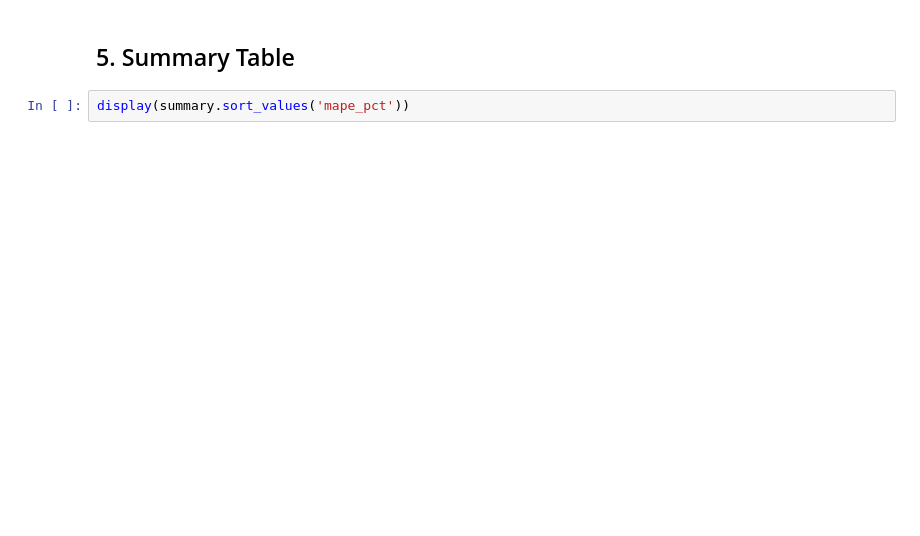
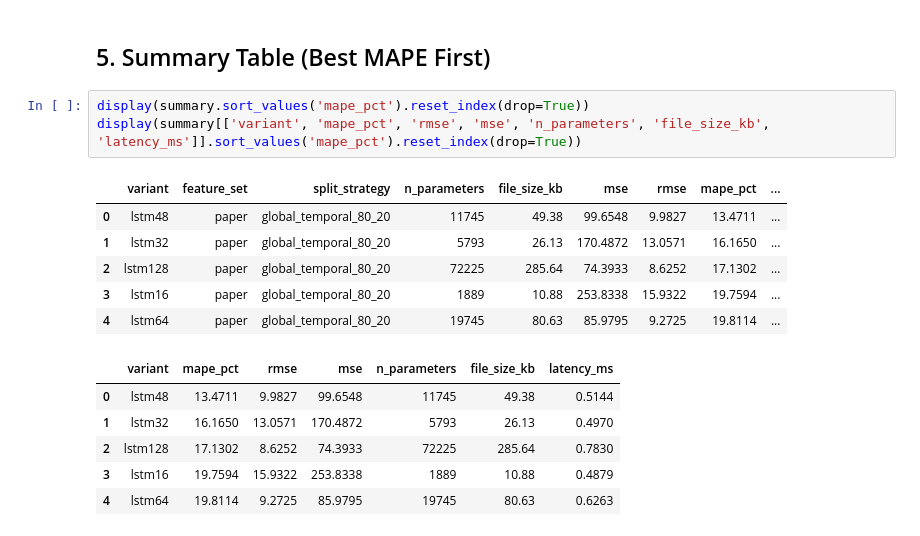
Before and after one commit to dominickyacono/ml-foundations-project, a Jupyter notebook: notebooks/03_lstm_experiments.ipynb, the cells around one changed output. Saved outputs shown, nothing was run; the diff lists cells and outputs as text; blank space fills up the shorter version.

```diff
--- a/notebooks/03_lstm_experiments.ipynb
+++ b/notebooks/03_lstm_experiments.ipynb
@@ -135,4 +248,18 @@ plt.show()
 # %% [markdown]
-## 5. Summary Table
+## 5. Summary Table (Best MAPE First)
-# %%
-display(summary.sort_values('mape_pct'))
+# %%
+display(summary.sort_values('mape_pct').reset_index(drop=True))
+display(summary[['variant', 'mape_pct', 'rmse', 'mse', 'n_parameters', 'file_size_kb', 'latency_ms']].sort_values('mape_pct').reset_index(drop=True))
+# %% [output]
+|  | variant | feature_set | split_strategy | n_parameters | file_size_kb | mse | rmse | mape_pct | ... |
+| 0 | lstm48 | paper | global_temporal_80_20 | 11745 | 49.38 | 99.6548 | 9.9827 | 13.4711 | ... |
+| 1 | lstm32 | paper | global_temporal_80_20 | 5793 | 26.13 | 170.4872 | 13.0571 | 16.1650 | ... |
+| 2 | lstm128 | paper | global_temporal_80_20 | 72225 | 285.64 | 74.3933 | 8.6252 | 17.1302 | ... |
+| 3 | lstm16 | paper | global_temporal_80_20 | 1889 | 10.88 | 253.8338 | 15.9322 | 19.7594 | ... |
+| 4 | lstm64 | paper | global_temporal_80_20 | 19745 | 80.63 | 85.9795 | 9.2725 | 19.8114 | ... |
+|  | variant | mape_pct | rmse | mse | n_parameters | file_size_kb | latency_ms |
+| 0 | lstm48 | 13.4711 | 9.9827 | 99.6548 | 11745 | 49.38 | 0.5144 |
+| 1 | lstm32 | 16.1650 | 13.0571 | 170.4872 | 5793 | 26.13 | 0.4970 |
+| 2 | lstm128 | 17.1302 | 8.6252 | 74.3933 | 72225 | 285.64 | 0.7830 |
+| 3 | lstm16 | 19.7594 | 15.9322 | 253.8338 | 1889 | 10.88 | 0.4879 |
+| 4 | lstm64 | 19.8114 | 9.2725 | 85.9795 | 19745 | 80.63 | 0.6263 |
```
Also changed, not shown: parts of 25 cells of this notebook, 7 other files.
